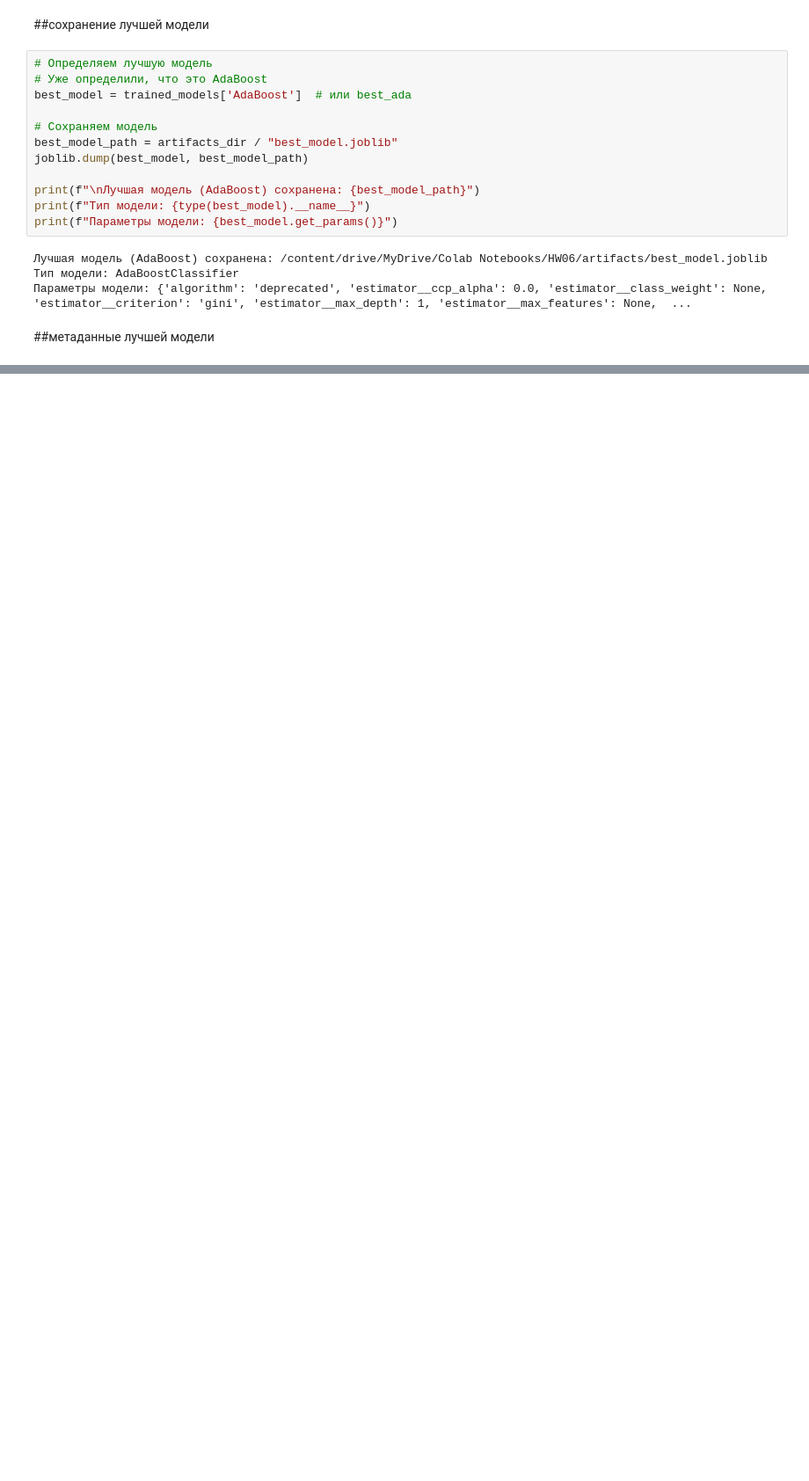
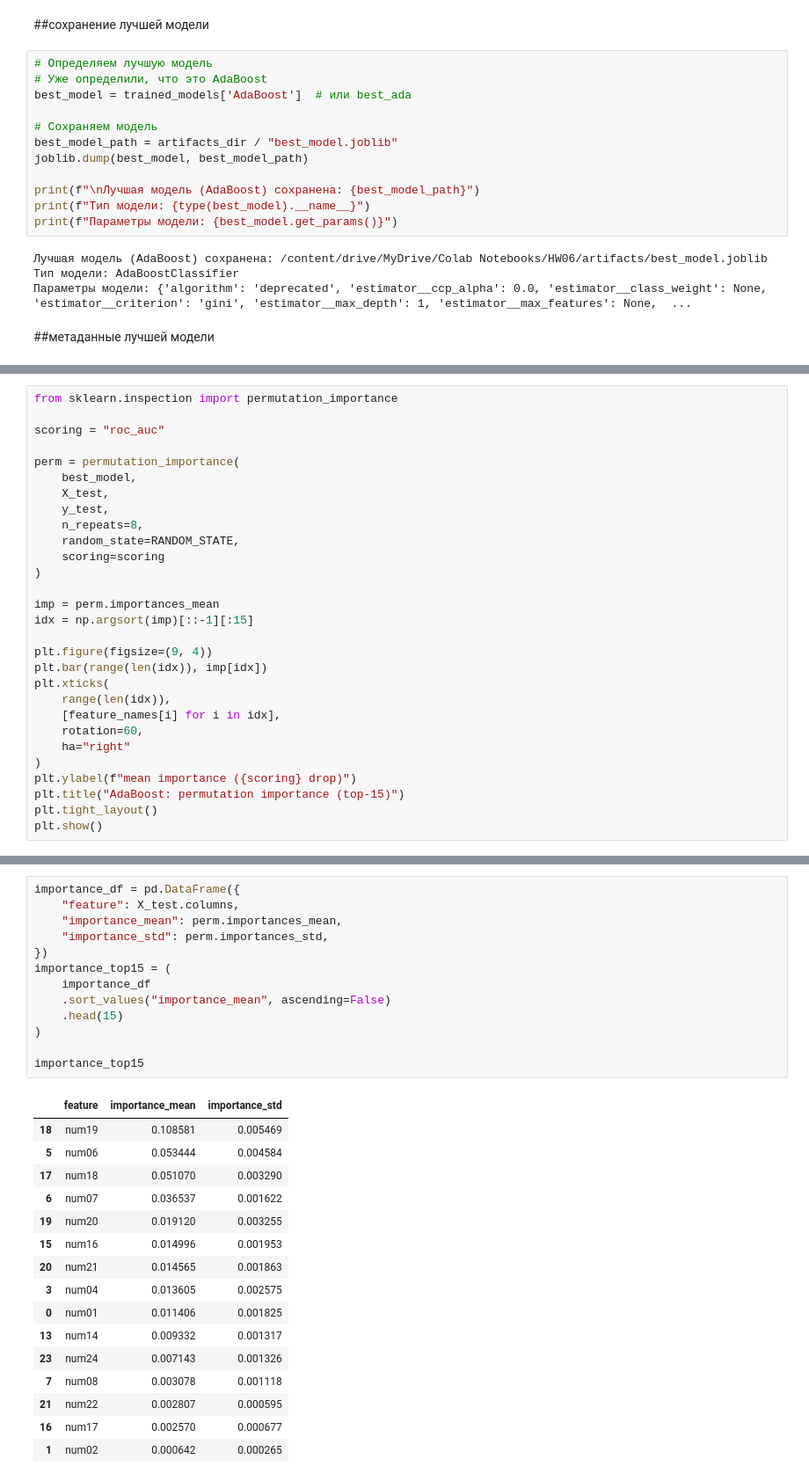
Before and after one commit to Dylan5242/Project_AIE, a Jupyter notebook: homeworks/HW06/HW06.ipynb, the cells around one changed output, grey strips where cells are left out. Shown at 88% size. Saved outputs shown, nothing was run; the diff lists cells and outputs as text; blank space fills up the shorter version.

```diff
--- a/homeworks/HW06/HW06.ipynb
+++ b/homeworks/HW06/HW06.ipynb
@@ -1128,0 +1051,29 @@ Confusion Matrix сохранен: /content/drive/MyDrive/Colab Notebooks/HW06/a
+# %%
+from sklearn.inspection import permutation_importance
+
+scoring = "roc_auc"
+
+perm = permutation_importance(
+    best_model,
+    X_test,
+    y_test,
+    n_repeats=8,
+    random_state=RANDOM_STATE,
+    scoring=scoring
+)
+
+imp = perm.importances_mean
+idx = np.argsort(imp)[::-1][:15]
+
+plt.figure(figsize=(9, 4))
+plt.bar(range(len(idx)), imp[idx])
+plt.xticks(
+    range(len(idx)),
+    [feature_names[i] for i in idx],
+    rotation=60,
+    ha="right"
+)
+plt.ylabel(f"mean importance ({scoring} drop)")
+plt.title("AdaBoost: permutation importance (top-15)")
+plt.tight_layout()
+plt.show()
@@ -1128,0 +1082,30 @@ Confusion Matrix сохранен: /content/drive/MyDrive/Colab Notebooks/HW06/a
+# %%
+importance_df = pd.DataFrame({
+    "feature": X_test.columns,
+    "importance_mean": perm.importances_mean,
+    "importance_std": perm.importances_std,
+})
+importance_top15 = (
+    importance_df
+    .sort_values("importance_mean", ascending=False)
+    .head(15)
+)
+
+importance_top15
+# %% [output]
+|  | feature | importance_mean | importance_std |
+| 18 | num19 | 0.108581 | 0.005469 |
+| 5 | num06 | 0.053444 | 0.004584 |
+| 17 | num18 | 0.051070 | 0.003290 |
+| 6 | num07 | 0.036537 | 0.001622 |
+| 19 | num20 | 0.019120 | 0.003255 |
+| 15 | num16 | 0.014996 | 0.001953 |
+| 20 | num21 | 0.014565 | 0.001863 |
+| 3 | num04 | 0.013605 | 0.002575 |
+| 0 | num01 | 0.011406 | 0.001825 |
+| 13 | num14 | 0.009332 | 0.001317 |
+| 23 | num24 | 0.007143 | 0.001326 |
+| 7 | num08 | 0.003078 | 0.001118 |
+| 21 | num22 | 0.002807 | 0.000595 |
+| 16 | num17 | 0.002570 | 0.000677 |
+| 1 | num02 | 0.000642 | 0.000265 |
```
Also changed, not shown: parts of 25 cells of this notebook.
